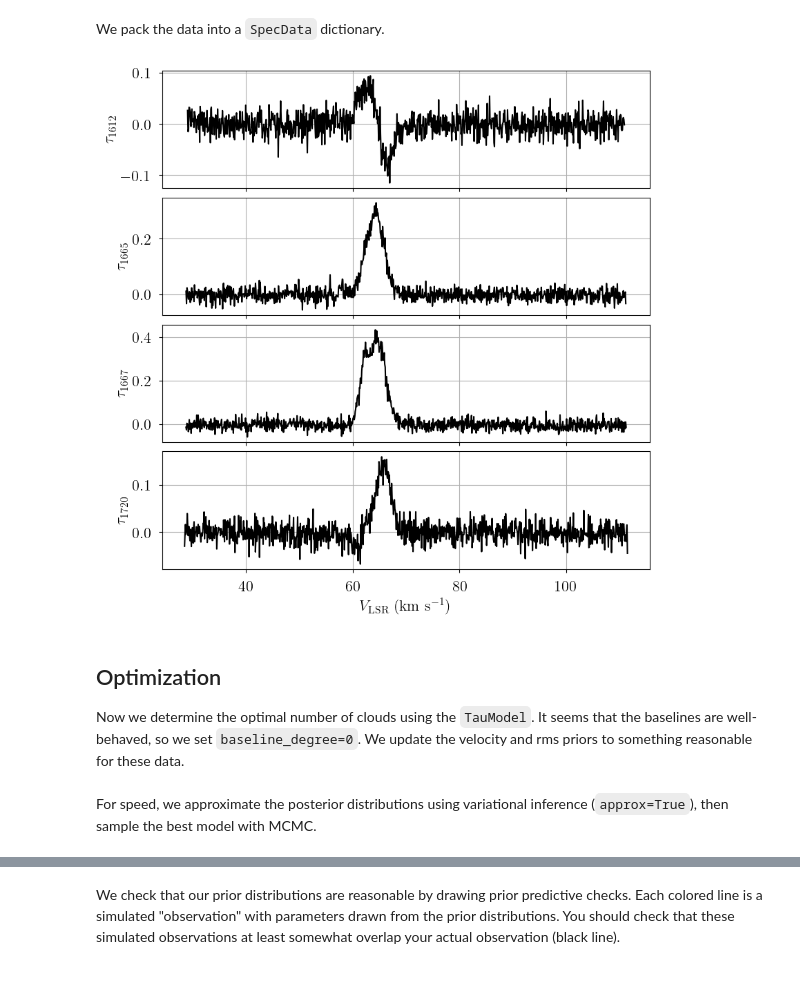
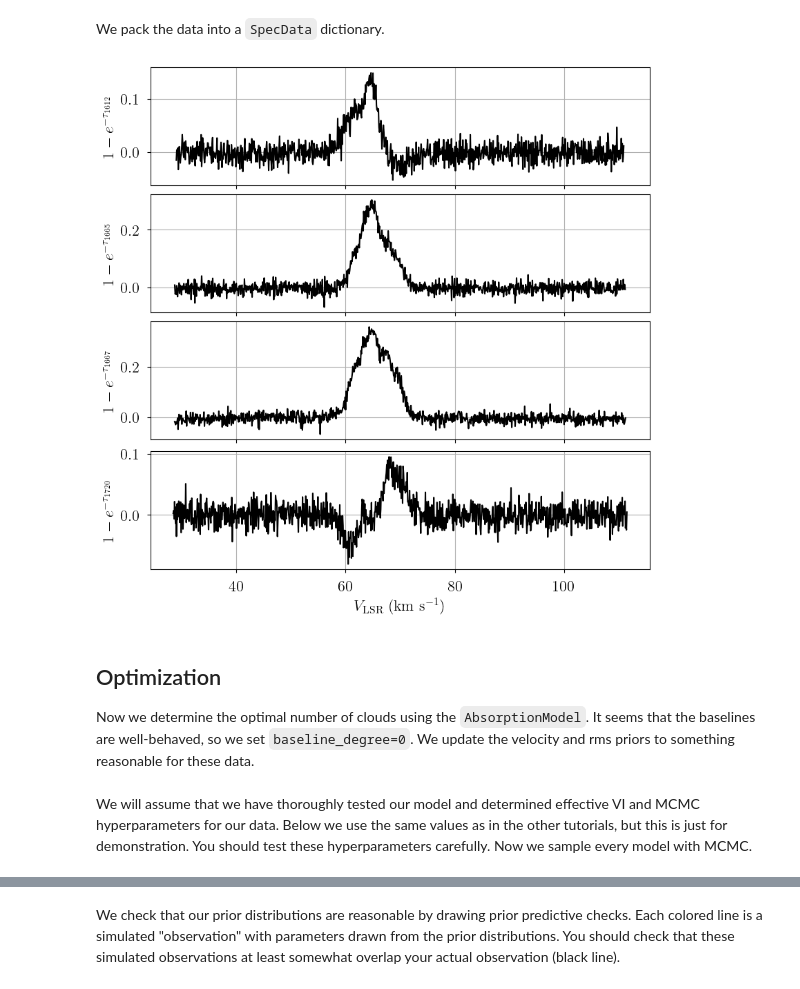
Before and after one commit to tvwenger/amoeba2, a Jupyter notebook: docs/source/notebooks/real_data.ipynb, the cells around one changed output, grey strips where cells are left out. Saved outputs shown, nothing was run; the diff lists cells and outputs as text; code cells hidden in the pictures.

Commit message:
reparameterize models

```diff
--- a/docs/source/notebooks/real_data.ipynb
+++ b/docs/source/notebooks/real_data.ipynb
@@ -49,30 +48,30 @@ We pack the data into a `SpecData` dictionary.
 # %%
 from bayes_spec import SpecData
 
 data = {}
 for transition in ["1612", "1665", "1667", "1720"]:
     # estimate rms
-    med = np.median(real_data[f"tau_{transition}"])
-    rms = 1.4826 * np.median(np.abs(real_data[f"tau_{transition}"] - med))
-    data[f"tau_{transition}"] = SpecData(
+    med = np.median(real_data[f"absorption_{transition}"])
+    rms = 1.4826 * np.median(np.abs(real_data[f"absorption_{transition}"] - med))
+    data[f"absorption_{transition}"] = SpecData(
         real_data[f"velocity_{transition}"],
-        real_data[f"tau_{transition}"],
+        real_data[f"absorption_{transition}"],
         rms,
         xlabel=r"$V_{\rm LSR}$ (km s$^{-1}$)",
-        ylabel=r"$\tau_{"+f"{transition}"+r"}$"
+        ylabel=r"$1 - e^{-\tau_{"+f"{transition}"+r"}}$"
     )
 
 # Plot the data
 fig, axes = plt.subplots(4, sharex=True, layout="constrained", figsize=(8, 8))
 for ax, datum in zip(axes, data.values()):
     ax.plot(datum.spectral, datum.brightness, "k-")
     ax.set_ylabel(datum.ylabel)
 _ = axes[-1].set_xlabel(datum.xlabel)
 # %% [output]
-[figure, old version]
+[figure, new version]
 # %% [markdown]
 ## Optimization
 
-Now we determine the optimal number of clouds using the `TauModel`. It seems that the baselines are well-behaved, so we set `baseline_degree=0`. We update the velocity and rms priors to something reasonable for these data.
+Now we determine the optimal number of clouds using the `AbsorptionModel`. It seems that the baselines are well-behaved, so we set `baseline_degree=0`. We update the velocity and rms priors to something reasonable for these data.
 # %%
 from bayes_spec import Optimize
@@ -98,7 +100,7 @@ opt.add_priors(
 )
 opt.add_likelihood()
 # %% [markdown]
-For speed, we approximate the posterior distributions using variational inference (`approx=True`), then sample the best model with MCMC.
+We will assume that we have thoroughly tested our model and determined effective VI and MCMC hyperparameters for our data. Below we use the same values as in the other tutorials, but this is just for demonstration. You should test these hyperparameters carefully. Now we sample every model with MCMC.
 # %%
 fit_kwargs = {
     "rel_tolerance": 0.01,
```
Also changed, not shown: parts of 8 cells of this notebook, 26 other files.
